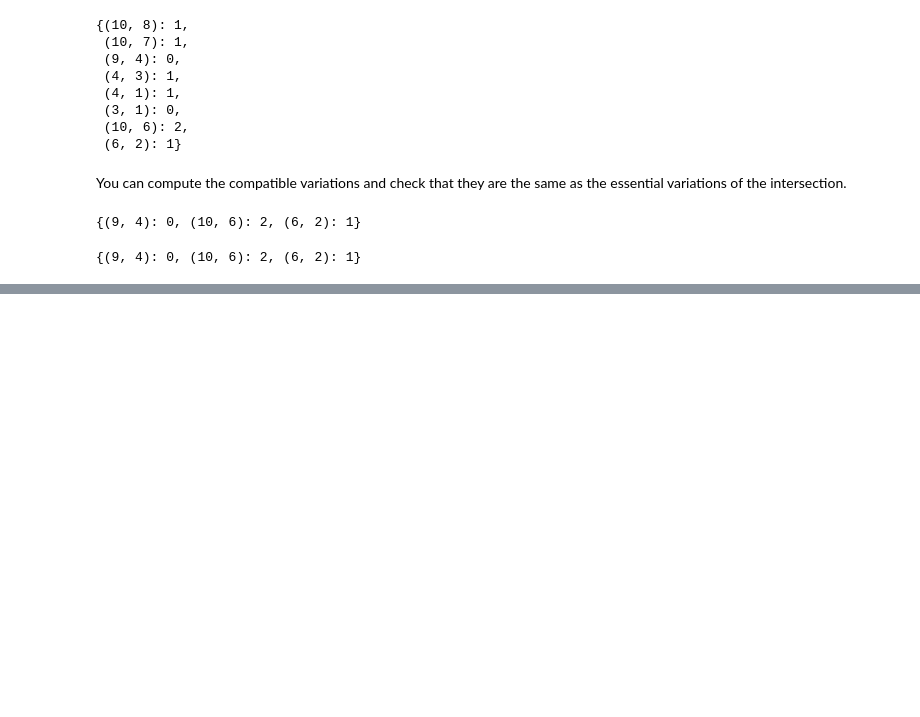
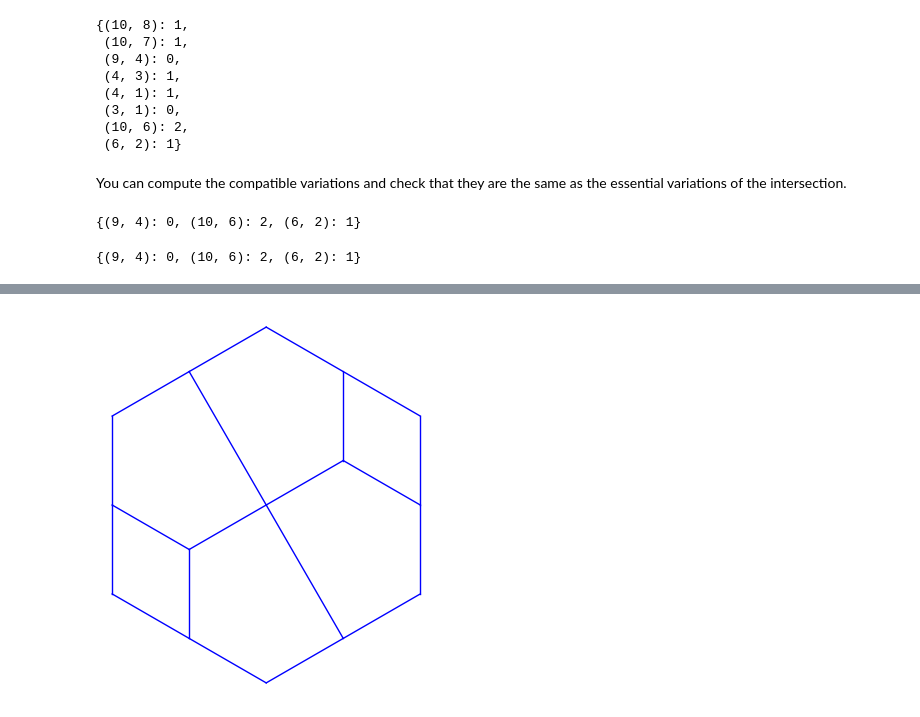
Before and after one commit to VivianePons/SWeakOrder, a Jupyter notebook: Demo_part2.ipynb, the cells around one changed output, grey strips where cells are left out. Drawn from its saved outputs; the diff is of its cells as text; code cells hidden in the pictures; blank space fills up the shorter version.

```diff
--- a/Demo_part2.ipynb
+++ b/Demo_part2.ipynb
@@ -450,0 +492,4 @@ fig16_inter.essential_variations()
+# %%
+SDecreasingTrees((0,2,2)).projected_sweak_plot()
+# %% [output]
+[figure, added]
```
Also changed, not shown: parts of 19 cells of this notebook, 3 other files.
